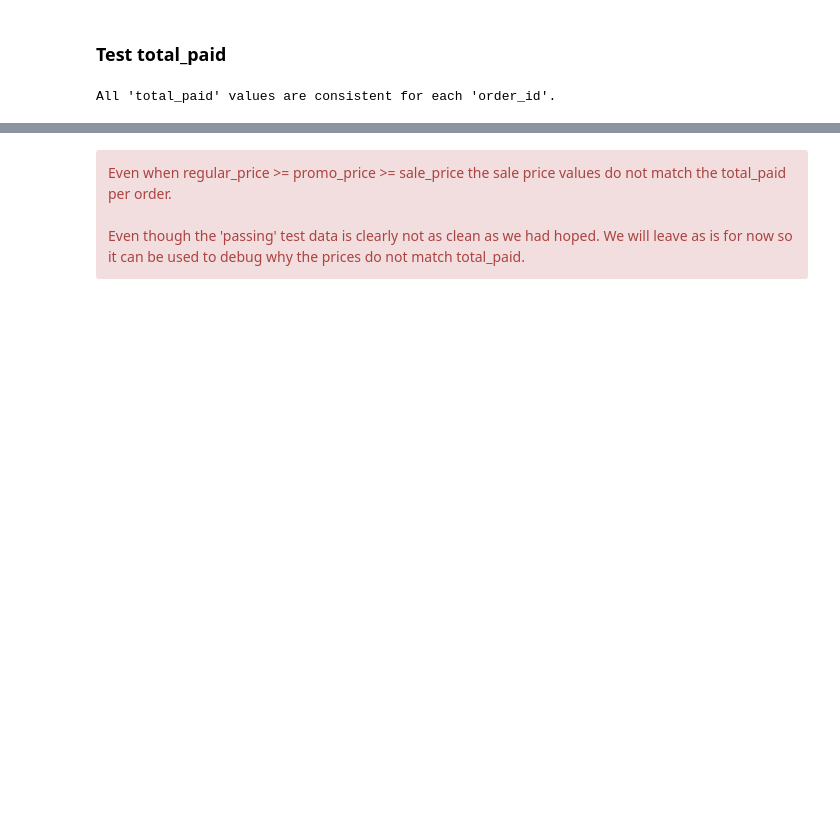
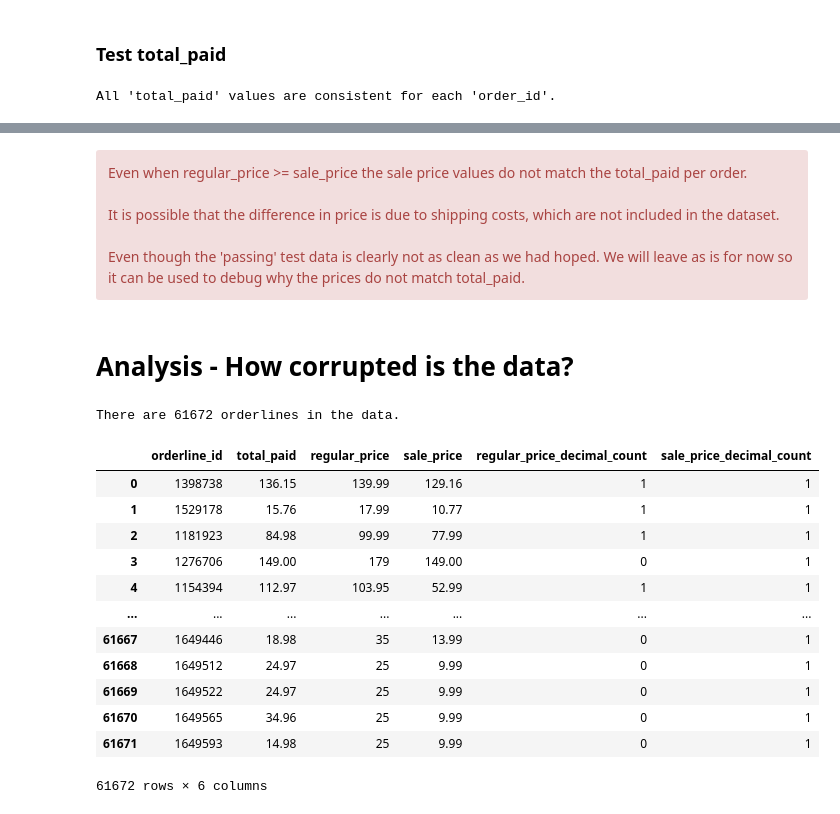
Before and after one commit to Donal-Flanagan/Eniac_discount_analysis, a Jupyter notebook: notebooks/2 - price_cleaning_munge/1 - data_merge__test_data_generation__tests.ipynb, the cells around one changed output, grey strips where cells are left out. Drawn from its saved outputs; the diff is of its cells as text; code cells hidden in the pictures; blank space fills up the shorter version.

```diff
--- a/notebooks/2 - price_cleaning_munge/1 - data_merge__test_data_generation__tests.ipynb
+++ b/notebooks/2 - price_cleaning_munge/1 - data_merge__test_data_generation__tests.ipynb
@@ -361,6 +331,30 @@ This respresents 85.20% of the data.
 # %% [markdown]
 <div class="alert alert-block alert-danger">
-    Even when regular_price >= promo_price >= sale_price the sale price values do not match the total_paid per order.
+    Even when regular_price >= sale_price the sale price values do not match the total_paid per order.
+    <br><br>
+    It is possible that the difference in price is due to shipping costs, which are not included in the dataset.
     <br><br>
     Even though the 'passing' test data is clearly not as clean as we had hoped. We will leave as is for now so it can be used to debug why the prices do not match total_paid.
 </div>
+# %% [markdown]
+# Analysis - How corrupted is the data?
+# %%
+print(f"There are {completed_sales.shape[0]} orderlines in the data.")
+
+decimal_counts = count_decimal_points(completed_sales)
+decimal_counts
+# %% [output]
+There are 61672 orderlines in the data.
+|  | orderline_id | total_paid | regular_price | sale_price | regular_price_decimal_count | sale_price_decimal_count |
+| 0 | 1398738 | 136.15 | 139.99 | 129.16 | 1 | 1 |
+| 1 | 1529178 | 15.76 | 17.99 | 10.77 | 1 | 1 |
+| 2 | 1181923 | 84.98 | 99.99 | 77.99 | 1 | 1 |
+| 3 | 1276706 | 149.00 | 179 | 149.00 | 0 | 1 |
+| 4 | 1154394 | 112.97 | 103.95 | 52.99 | 1 | 1 |
+| ... | ... | ... | ... | ... | ... | ... |
+| 61667 | 1649446 | 18.98 | 35 | 13.99 | 0 | 1 |
+| 61668 | 1649512 | 24.97 | 25 | 9.99 | 0 | 1 |
+| 61669 | 1649522 | 24.97 | 25 | 9.99 | 0 | 1 |
+| 61670 | 1649565 | 34.96 | 25 | 9.99 | 0 | 1 |
+| 61671 | 1649593 | 14.98 | 25 | 9.99 | 0 | 1 |
+61672 rows × 6 columns
```
Also changed, not shown: parts of 11 cells of this notebook, 1 other file.
